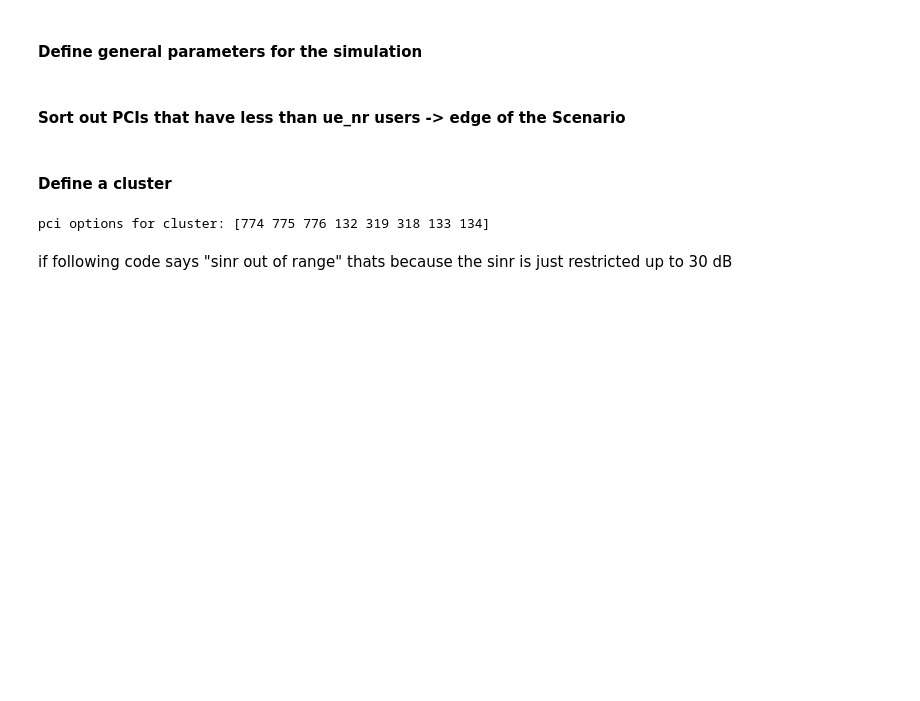
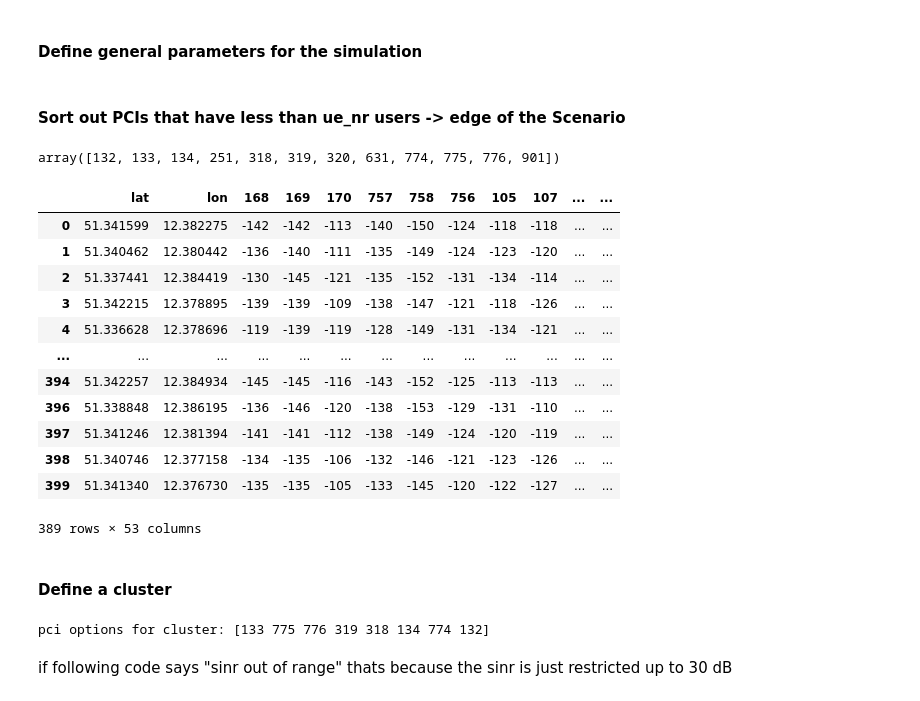
Before and after one commit to CarolineZoll/EDS, a Jupyter notebook: CoMP_Analysis.ipynb, the cells around one changed output. Drawn from its saved outputs; the diff is of its cells as text; code cells hidden in the pictures; blank space fills up the shorter version.

```diff
--- a/CoMP_Analysis.ipynb
+++ b/CoMP_Analysis.ipynb
@@ -168,5 +168,9 @@ ue_nr=15 #number of ues per pci
 metric=[1,1] #defines the exponents of the metric (standard metric is pf ->[1,1])
 # %% [markdown]
 #### Sort out PCIs that have less than ue_nr users -> edge of the Scenario
+# %%
+np.unique(df['TP1'])
+# %% [output]
+array([132, 133, 134, 251, 318, 319, 320, 631, 774, 775, 776, 901])
 # %%
 #check if the number of users (positions) for the serving pci is >10
@@ -180,11 +184,27 @@ for i in df['PCI Serving'].unique():
     count+=1
+# %%
+df
+# %% [output]
+|  | lat | lon | 168 | 169 | 170 | 757 | 758 | 756 | 105 | 107 | ... | ... |
+| 0 | 51.341599 | 12.382275 | -142 | -142 | -113 | -140 | -150 | -124 | -118 | -118 | ... | ... |
+| 1 | 51.340462 | 12.380442 | -136 | -140 | -111 | -135 | -149 | -124 | -123 | -120 | ... | ... |
+| 2 | 51.337441 | 12.384419 | -130 | -145 | -121 | -135 | -152 | -131 | -134 | -114 | ... | ... |
+| 3 | 51.342215 | 12.378895 | -139 | -139 | -109 | -138 | -147 | -121 | -118 | -126 | ... | ... |
+| 4 | 51.336628 | 12.378696 | -119 | -139 | -119 | -128 | -149 | -131 | -134 | -121 | ... | ... |
+| ... | ... | ... | ... | ... | ... | ... | ... | ... | ... | ... | ... | ... |
+| 394 | 51.342257 | 12.384934 | -145 | -145 | -116 | -143 | -152 | -125 | -113 | -113 | ... | ... |
+| 396 | 51.338848 | 12.386195 | -136 | -146 | -120 | -138 | -153 | -129 | -131 | -110 | ... | ... |
+| 397 | 51.341246 | 12.381394 | -141 | -141 | -112 | -138 | -149 | -124 | -120 | -119 | ... | ... |
+| 398 | 51.340746 | 12.377158 | -134 | -135 | -106 | -132 | -146 | -121 | -123 | -126 | ... | ... |
+| 399 | 51.341340 | 12.376730 | -135 | -135 | -105 | -133 | -145 | -120 | -122 | -127 | ... | ... |
+389 rows × 53 columns
 # %% [markdown]
 #### Define a cluster
 # %%
-sectors= np.array(df['PCI Serving'].unique())
+sectors= np.array(df['TP1'].unique())
 print('pci options for cluster:',sectors)
 # %% [output]
-pci options for cluster: [774 775 776 132 319 318 133 134]
+pci options for cluster: [133 775 776 319 318 134 774 132]
 # %%
 #cluster=[134,776,319]
 cluster=[133,775]
```
Also changed, not shown: parts of 11 cells of this notebook, 2 other files.
